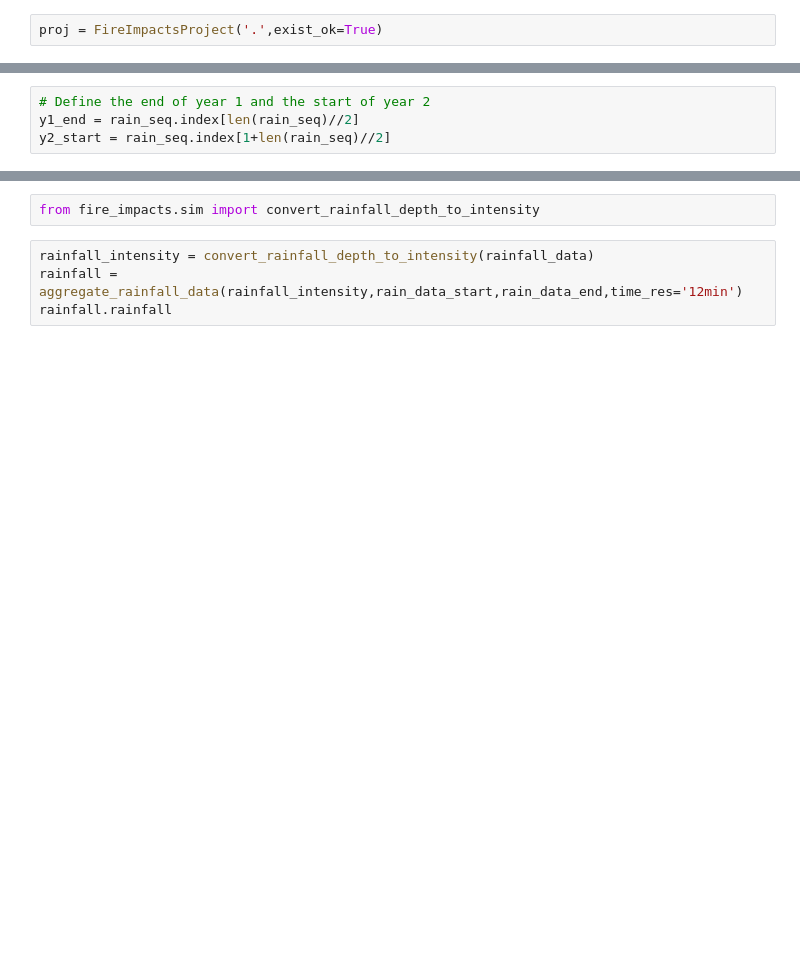
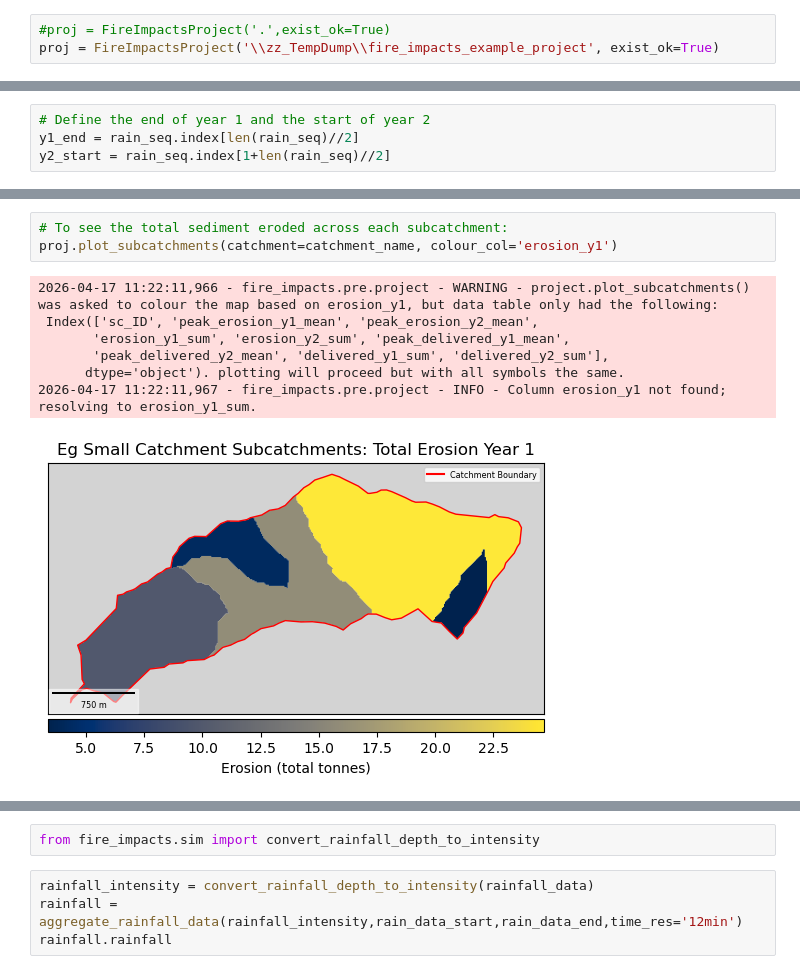
Before and after one commit to mosaic-insights/WaterRA_Bushfire_Modeling, a Jupyter notebook: examples/Simulation.ipynb, the cells around one changed output, grey strips where cells are left out. Cells and saved outputs as stored; diff of their text form; blank space fills up the shorter version.

Commit message:
Update Simulation notebook in examples folder

```diff
--- a/examples/Simulation.ipynb
+++ b/examples/Simulation.ipynb
@@ -16,6 +19,7 @@ import matplotlib.pyplot as plt
 # %% [markdown]
 ## Load project
 # %%
-proj = FireImpactsProject('.',exist_ok=True)
+#proj = FireImpactsProject('.',exist_ok=True)
+proj = FireImpactsProject('\\zz_TempDump\\fire_impacts_example_project', exist_ok=True)
 # %%
 proj.catchments
@@ -96,0 +205,11 @@ proj.plot_catchment_raster('Results', 'erosion_y1')
+# %%
+# To see the total sediment eroded across each subcatchment:
+proj.plot_subcatchments(catchment=catchment_name, colour_col='erosion_y1')
+# %% [output]
+2026-04-17 11:22:11,966 - fire_impacts.pre.project - WARNING - project.plot_subcatchments() was asked to colour the map based on erosion_y1, but data table only had the following:
+ Index(['sc_ID', 'peak_erosion_y1_mean', 'peak_erosion_y2_mean',
+       'erosion_y1_sum', 'erosion_y2_sum', 'peak_delivered_y1_mean',
+       'peak_delivered_y2_mean', 'delivered_y1_sum', 'delivered_y2_sum'],
+      dtype='object'). plotting will proceed but with all symbols the same.
+2026-04-17 11:22:11,967 - fire_impacts.pre.project - INFO - Column erosion_y1 not found; resolving to erosion_y1_sum.
+[figure, added]
```
Also changed, not shown: parts of 40 cells of this notebook.
